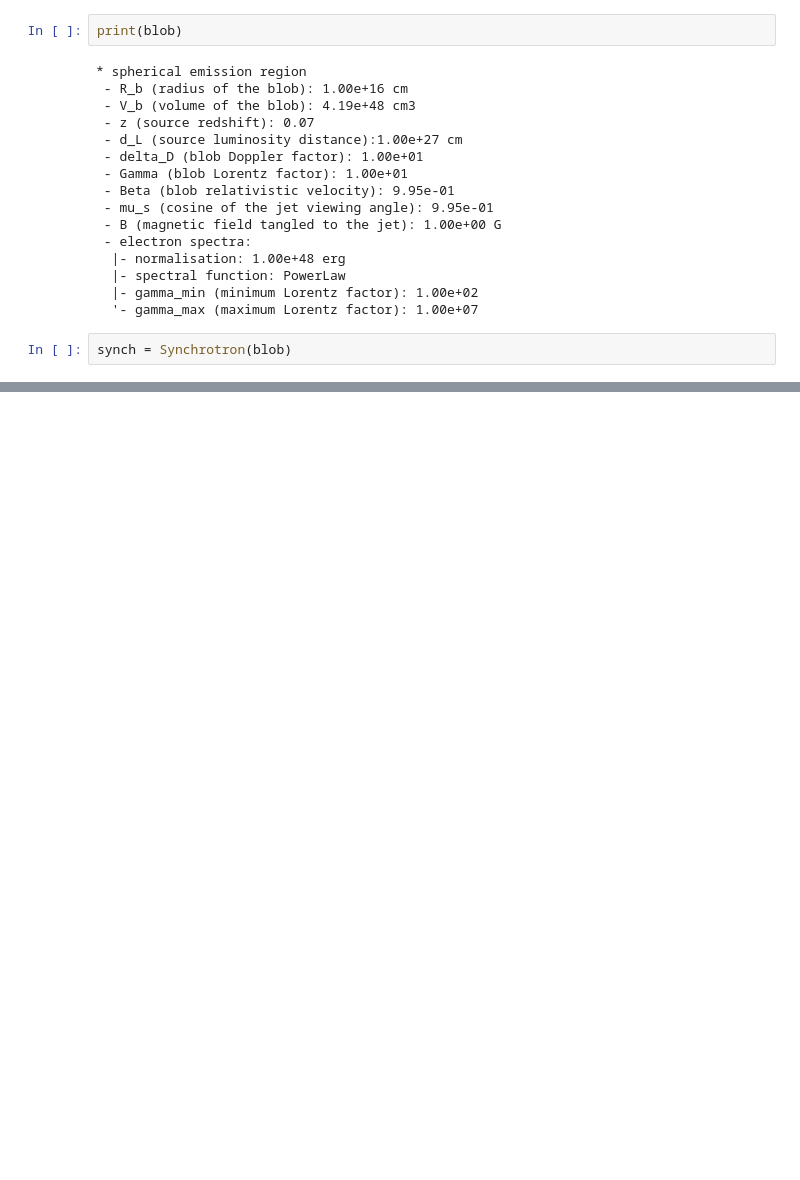
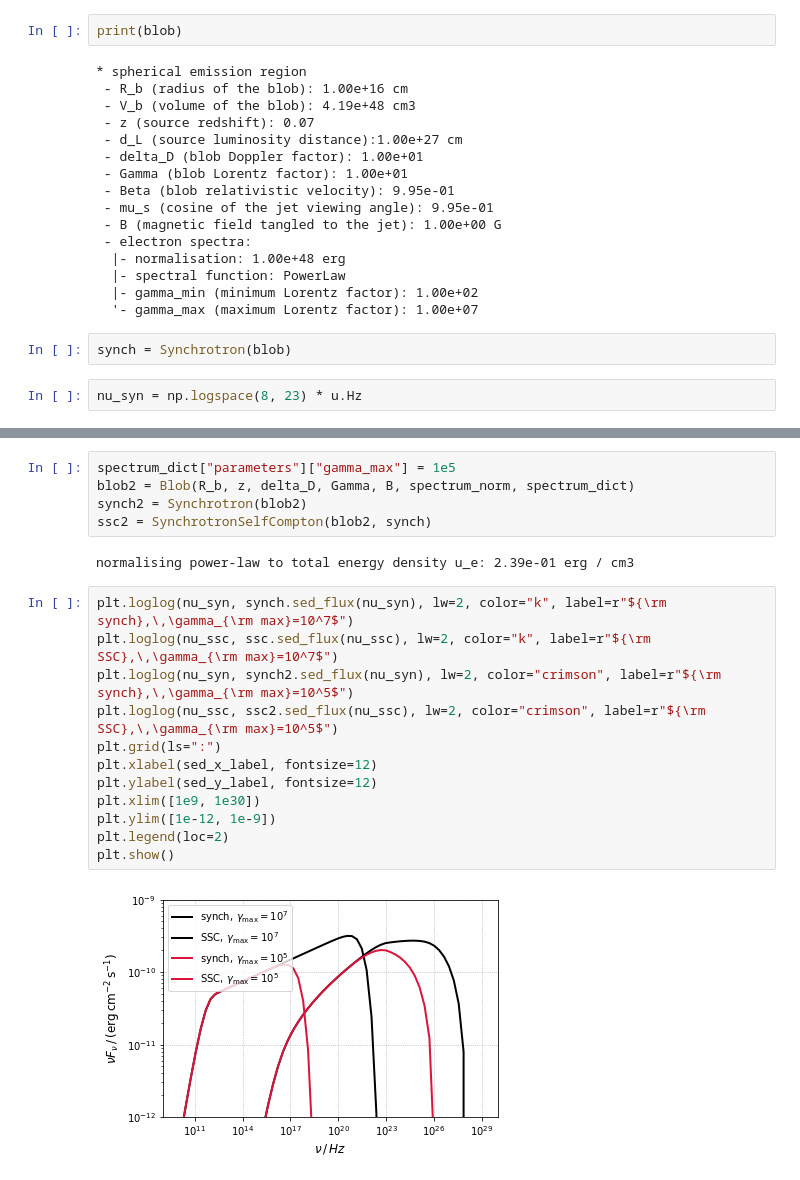
Before and after one commit to cosimoNigro/agnpy, a Jupyter notebook: tutorials/synchrotron.ipynb, the cells around one changed output, grey strips where cells are left out. Saved outputs shown, nothing was run; the diff lists cells and outputs as text; blank space fills up the shorter version.

```diff
--- a/tutorials/synchrotron.ipynb
+++ b/tutorials/synchrotron.ipynb
@@ -47,3 +56,5 @@ print(blob)
   '- gamma_max (maximum Lorentz factor): 1.00e+07
 # %%
 synch = Synchrotron(blob)
+# %%
+nu_syn = np.logspace(8, 23) * u.Hz
@@ -86,0 +100,21 @@ synch.sed_flux(nu, SSA=True)
+# %%
+spectrum_dict["parameters"]["gamma_max"] = 1e5
+blob2 = Blob(R_b, z, delta_D, Gamma, B, spectrum_norm, spectrum_dict)
+synch2 = Synchrotron(blob2)
+ssc2 = SynchrotronSelfCompton(blob2, synch)
+# %% [output]
+normalising power-law to total energy density u_e: 2.39e-01 erg / cm3
+# %%
+plt.loglog(nu_syn, synch.sed_flux(nu_syn), lw=2, color="k", label=r"${\rm synch},\,\gamma_{\rm max}=10^7$")
+plt.loglog(nu_ssc, ssc.sed_flux(nu_ssc), lw=2, color="k", label=r"${\rm SSC},\,\gamma_{\rm max}=10^7$")
+plt.loglog(nu_syn, synch2.sed_flux(nu_syn), lw=2, color="crimson", label=r"${\rm synch},\,\gamma_{\rm max}=10^5$")
+plt.loglog(nu_ssc, ssc2.sed_flux(nu_ssc), lw=2, color="crimson", label=r"${\rm SSC},\,\gamma_{\rm max}=10^5$")
+plt.grid(ls=":")
+plt.xlabel(sed_x_label, fontsize=12)
+plt.ylabel(sed_y_label, fontsize=12)
+plt.xlim([1e9, 1e30])
+plt.ylim([1e-12, 1e-9])
+plt.legend(loc=2)
+plt.show()
+# %% [output]
+[figure, added]
```
Also changed, not shown: parts of 12 cells of this notebook, 27 other files.
